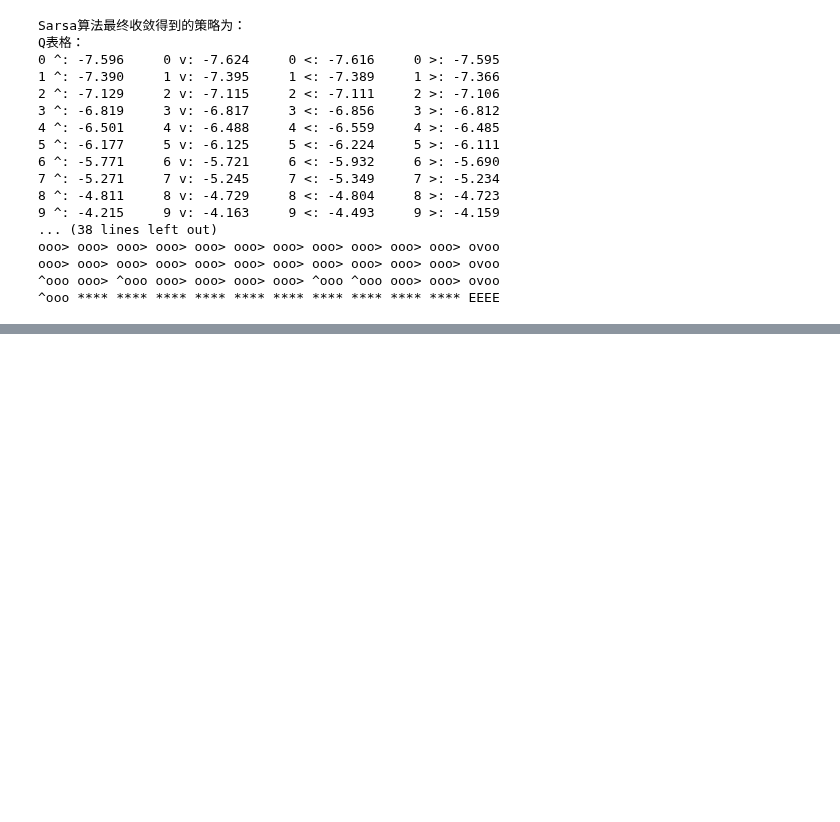
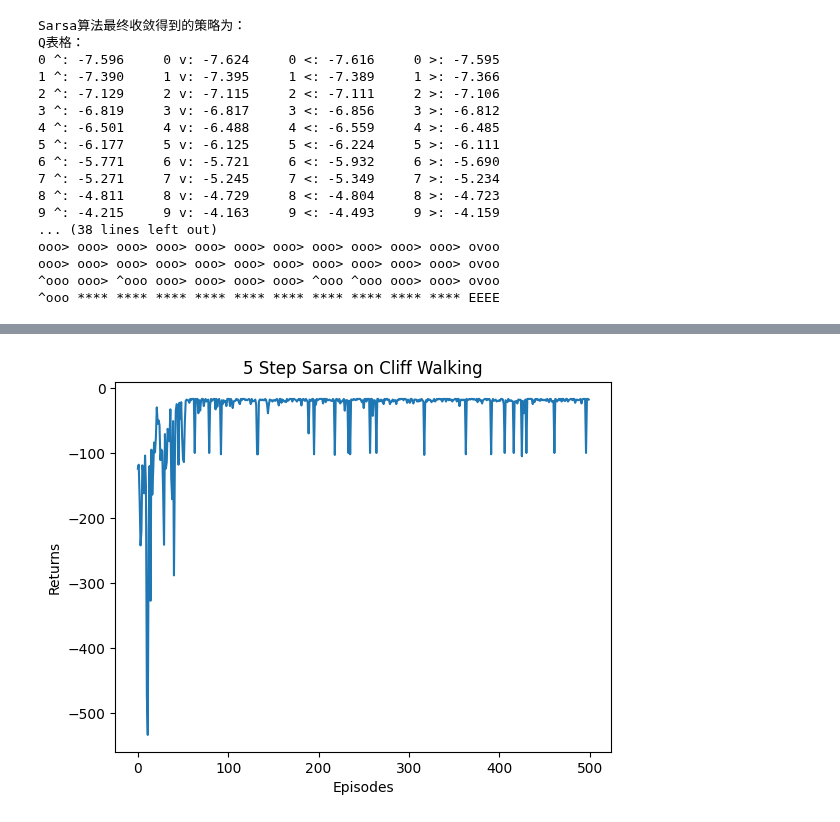
Before and after one commit to lanceyliao/Hands-on-RL, a Jupyter notebook: 合集.ipynb, the cells around one changed output, grey strips where cells are left out. Drawn from its saved outputs; the diff is of its cells as text; code cells hidden in the pictures; blank space fills up the shorter version.

```diff
--- a/合集.ipynb
+++ b/合集.ipynb
@@ -1443,0 +1467,69 @@ ooo> ooo> ooo> ooo> ooo> ooo> ooo> ooo> ooo> ooo> ooo> ovoo
+# %%
+class NStepSarsa(Sarsa):
+    """ n步Sarsa算法 """
+
+    def __init__(self, ncol, nrow, epsilon, alpha, gamma, n_action=4, n=1):
+        super().__init__(ncol, nrow, epsilon, alpha, gamma, n_action, n)
+        self.s_l = []  # 保存之前的状态
+        self.a_l = []  # 保存之前的动作
+        self.r_l = []  # 保存之前的奖励
+
+    ## 增量更新动作价值函数，对应相应的公式
+    ## s0, a0是当前时间步的
+    ## r, s1, a1是下一个时间步的，r是奖励，s1是状态，a1是动作
+    def update(self, s0, a0, r, s1, a1, done):
+        self.s_l.append(s0)  ##  当前状态s0加入到状态列表的
+        self.a_l.append(a0)  ##  当前动作a0加入到动作列表的
+        self.r_l.append(r)  ##  当前状态采取的动作奖励，加入到奖励列表的
+        if len(self.s_l) == self.n:  # 若保存的数据可以进行n步更新
+            ## 拿到下一个时间步(s1, a1)对应的动作价值函数
+            G = self.Q_table[s1, a1]  # 得到Q(s_{t+n}, a_{t+n})
+            ## 逆序遍历奖励列表，算多步Sarsa algorithm公式括号内的非负部分
+            for i in reversed(range(self.n)):
+                G = self.gamma * G + self.r_l[i]  # 不断向前计算每一步的回报
+                # 如果到达终止状态,最后几步虽然长度不够n步,也将其进行更新
+                if done and i > 0:
+                    s = self.s_l[i]  ## 拿出对应的状态
+                    a = self.a_l[i]  ## 对应的动作
+                    ## 多步sarsa，增量更新动作价值函数
+                    self.Q_table[s, a] += self.alpha * (G - self.Q_table[s, a])
+            ## 时间步往后移动，最开始的时间步内容需要删除才可以，状态、动作、奖励都需要删除
+            ## 需要删除的时间步，也是需要更新的时间步，所以需要使用变量s, a来保存相应的内容以便使用
+            s = self.s_l.pop(0)  # 将需要更新的状态动作从列表中删除,下次不必更新。
+            a = self.a_l.pop(0)  # pop(0)是先进先出，pop(-1)是后进先出，默认是-1
+            self.r_l.pop(0)
+            # n步Sarsa的主要更新步骤
+            self.Q_table[s, a] += self.alpha * (G - self.Q_table[s, a])  ## 增量更新动作价值函数
+        if done:  # 如果到达终止状态,即将开始下一条序列,则将列表全清空
+            self.s_l = []
+            self.a_l = []
+            self.r_l = []
+
+
+n_step = 5  # 5步Sarsa算法
+agent = NStepSarsa(ncol, nrow, epsilon, alpha, gamma, n=n_step)
+
+plot_sarsa(agent)
+
+# Iteration 0: 100%|██████████| 50/50 [00:00<00:00, 937.03it/s, episode=50,
+# return=-26.500]
+# Iteration 1: 100%|██████████| 50/50 [00:00<00:00, 2955.94it/s, episode=100,
+# return=-35.200]
+# Iteration 2: 100%|██████████| 50/50 [00:00<00:00, 2978.95it/s, episode=150,
+# return=-20.100]
+# Iteration 3: 100%|██████████| 50/50 [00:00<00:00, 3062.61it/s, episode=200,
+# return=-27.200]
+# Iteration 4: 100%|██████████| 50/50 [00:00<00:00, 3172.36it/s, episode=250,
+# return=-19.300]
+# Iteration 5: 100%|██████████| 50/50 [00:00<00:00, 3123.41it/s, episode=300,
+# return=-27.400]
+# Iteration 6: 100%|██████████| 50/50 [00:00<00:00, 2875.33it/s, episode=350,
+# return=-28.000]
+# Iteration 7: 100%|██████████| 50/50 [00:00<00:00, 2262.18it/s, episode=400,
+# return=-36.500]
+# Iteration 8: 100%|██████████| 50/50 [00:00<00:00, 3100.00it/s, episode=450,
+# return=-27.000]
+# Iteration 9: 100%|██████████| 50/50 [00:00<00:00, 3107.54it/s, episode=500,
+# return=-19.100]
+# %% [output]
+[figure, added]
```
Also changed, not shown: parts of 12 cells of this notebook, 1 other file.
